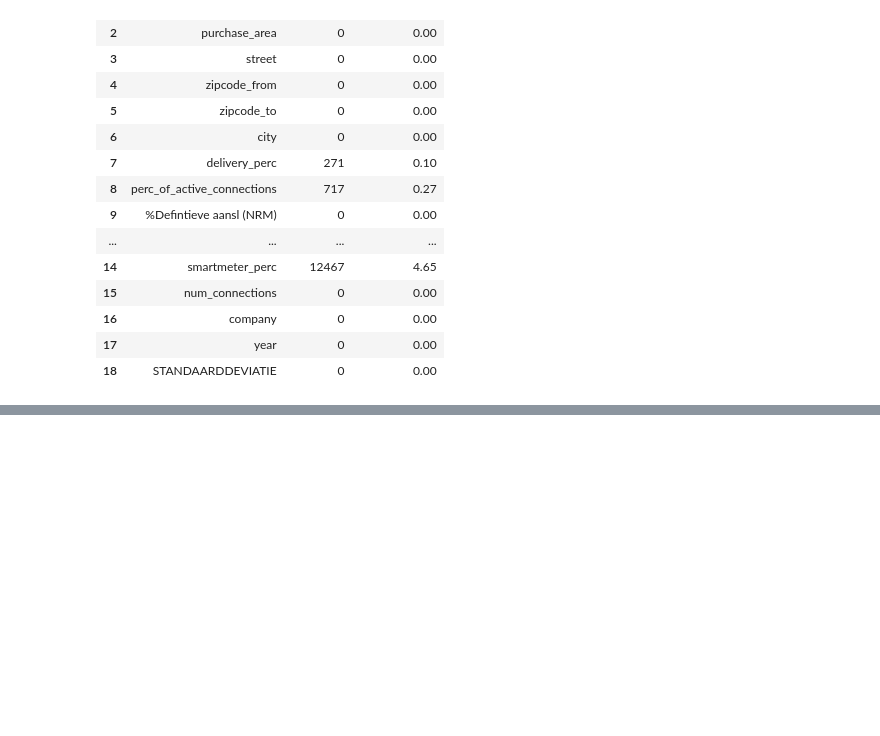
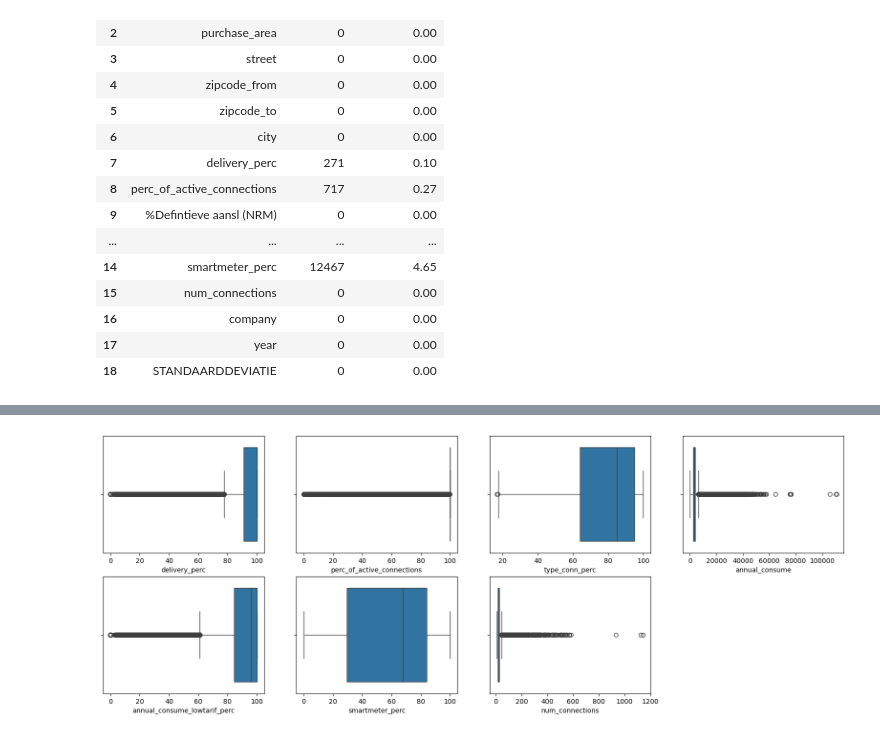
Before and after one commit to OnlyUsePascal/EEET2574-BigData-Asm2, a Jupyter notebook: jupyter-notebook/notebook/notebook-electricity.ipynb, the cells around one changed output, grey strips where cells are left out. Saved outputs shown, nothing was run; the diff lists cells and outputs as text; code cells hidden in the pictures; blank space fills up the shorter version.

```diff
--- a/jupyter-notebook/notebook/notebook-electricity.ipynb
+++ b/jupyter-notebook/notebook/notebook-electricity.ipynb
@@ -67,5 +73,25 @@ company                          object
 year                             object
 STANDAARDDEVIATIE                object
 dtype: object
+# %%
+numerical_fields = [
+  'delivery_perc',
+  'perc_of_active_connections',
+  'type_conn_perc',
+  'annual_consume',
+  'annual_consume_lowtarif_perc',
+  'smartmeter_perc',
+  'num_connections',
+]
+
+# categorical_fields = [
+#   'net_manager',
+#   'purchase_area',
+#   'street',
+#   'zipcode_merge',
+#   'city',
+#   'type_of_connection',
+#   'company',
+# ]
 # %%
 print(f"==== Shape ====")
@@ -95,12 +121,12 @@ print(df.duplicated().sum())
 print('==== Null value ====')
 
 temp = []
-for col in df.columns:
-  _isna = df[col].isna().sum()
+for col in df_raw.columns:
+  _isna = df_raw[col].isna().sum()
   temp.append({
     'column': col,
     'isna': _isna,
-    'percentage (%)': round(_isna/len(df)*100,2)
+    'percentage (%)': round(_isna/len(df_raw)*100,2)
   })
 
 display(pd.DataFrame(temp))
@@ -127,12 +153,12 @@ display(pd.DataFrame(temp))
 print('==== Zero value ====')
 
 temp = []
-for col in df.columns:
-  _eq0 = df[col].eq(0).sum()
+for col in df_raw.columns:
+  _eq0 = df_raw[col].eq(0).sum()
   temp.append({
     'column': col,
     'zero value': _eq0,
-    'percentage (%)': round(_eq0/len(df)*100,2)
+    'percentage (%)': round(_eq0/len(df_raw)*100,2)
   })
 
 display(pd.DataFrame(temp))
@@ -157,0 +217,12 @@ display(pd.DataFrame(temp))
+# %%
+# box plot
+def box_plot(dfInput, cols):
+  plt.figure(figsize=(20, 7))
+  for i,col in enumerate(cols):
+    plt.subplot(2, 4, i+1)
+    sns.boxplot(x = dfInput[col], data = dfInput)
+  plt.show()
+
+box_plot(df_raw, numerical_fields)
+# %% [output]
+[figure, added]
```
Also changed, not shown: parts of 45 cells of this notebook, 2 other files.
